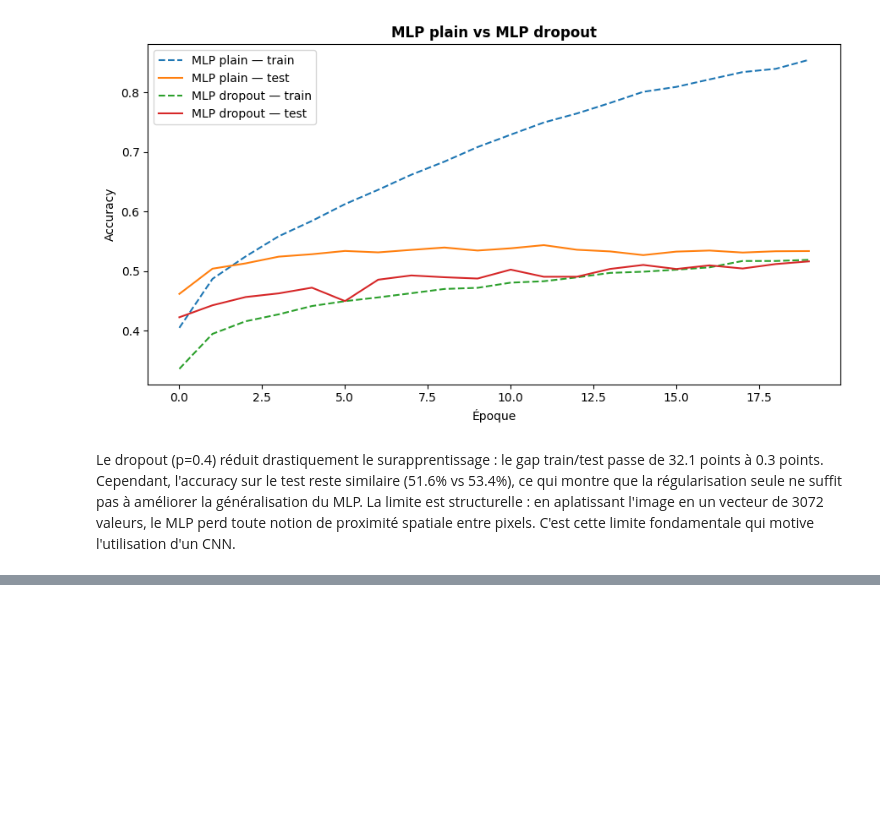
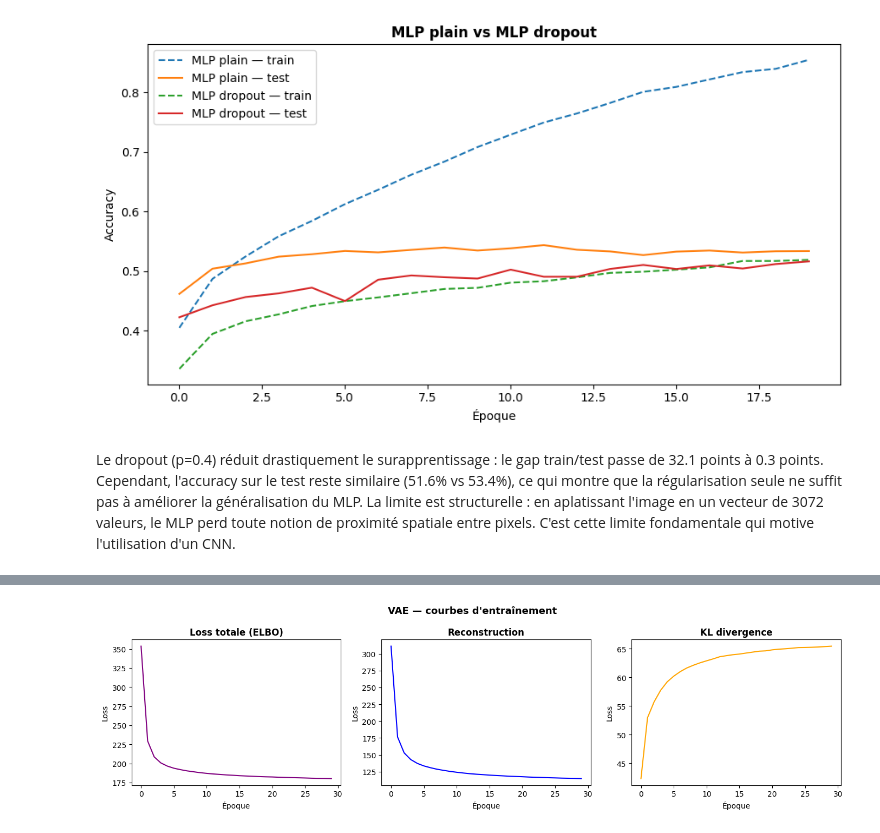
Before and after one commit to Ouma-Souley/DEEP_LEARNING, a Jupyter notebook: projet.ipynb, the cells around one changed output, grey strips where cells are left out. Saved outputs shown, nothing was run; the diff lists cells and outputs as text; code cells hidden in the pictures; blank space fills up the shorter version.

Commit message:
Partie 3 : VAE, reconstructions, t-SNE et interpolation

```diff
--- a/projet.ipynb
+++ b/projet.ipynb
@@ -344,0 +761,15 @@ Le dropout (p=0.4) réduit drastiquement le surapprentissage : le gap train/test
+# %%
+transform_vae = transforms.Compose([
+    transforms.ToTensor(),
+    transforms.Normalize((0.5, 0.5, 0.5), (0.5, 0.5, 0.5))  # → valeurs entre -1 et 1
+])
+
+train_vae = torchvision.datasets.CIFAR10(root='./data', train=True,
+                                          download=False, transform=transform_vae)
+test_vae  = torchvision.datasets.CIFAR10(root='./data', train=False,
+                                          download=False, transform=transform_vae)
+
+loader_train_vae = DataLoader(train_vae, batch_size=128, shuffle=True)
+loader_test_vae  = DataLoader(test_vae,  batch_size=128, shuffle=False)
+
+print("Données VAE prêtes !")
@@ -344,0 +818,6 @@ Le dropout (p=0.4) réduit drastiquement le surapprentissage : le gap train/test
+# %%
+vae = VAE()
+optimizer_vae = torch.optim.Adam(vae.parameters(), lr=3e-4)
+
+print("Lancement de l'entraînement du VAE...")
+h_vae = entrainer_vae(vae, loader_train_vae, optimizer_vae, epochs=30)
@@ -344,0 +832,18 @@ Le dropout (p=0.4) réduit drastiquement le surapprentissage : le gap train/test
+# %%
+fig, axes = plt.subplots(1, 3, figsize=(14, 4))
+
+for ax, key, title, color in zip(axes,
+                                  ['total', 'recon', 'kl'],
+                                  ['Loss totale (ELBO)', 'Reconstruction', 'KL divergence'],
+                                  ['purple', 'blue', 'orange']):
+    ax.plot(h_vae[key], color=color)
+    ax.set_title(title, fontweight='bold')
+    ax.set_xlabel('Époque')
+    ax.set_ylabel('Loss')
+
+plt.suptitle('VAE — courbes d\'entraînement', fontsize=13, fontweight='bold')
+plt.tight_layout()
+plt.savefig('fig_vae_loss.png', dpi=150)
+plt.show()
+# %% [output]
+[figure, added]
```
Also changed, not shown: parts of 25 cells of this notebook, 7 other files.
